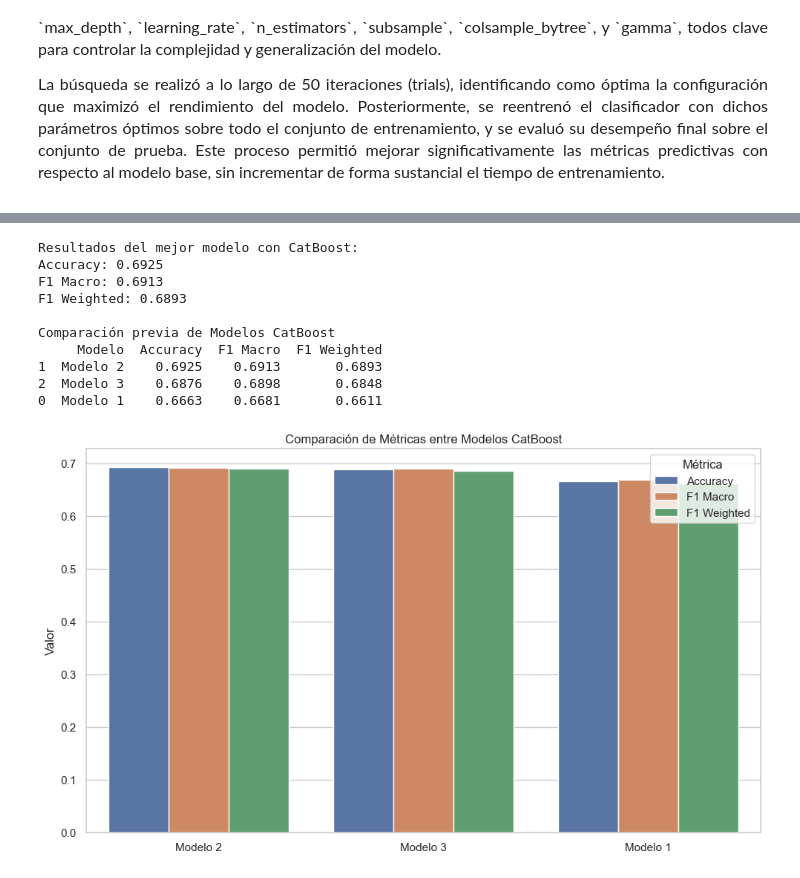
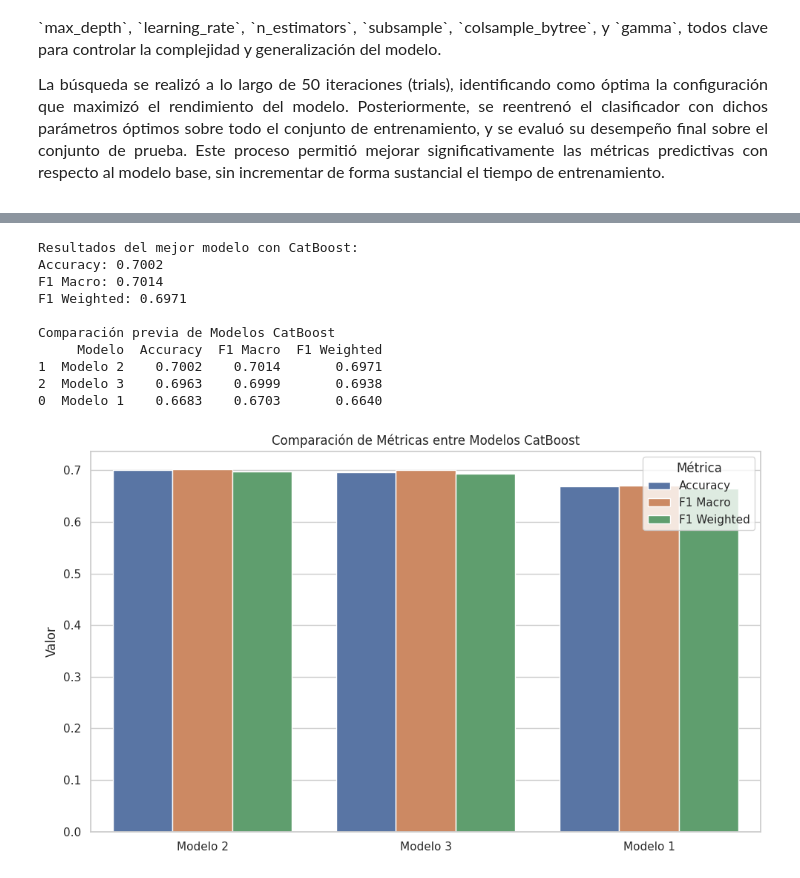
Before and after one commit to dinog0d/Sistema_Prediccion, a Jupyter notebook: P2_SelenaAlzate_DaironMontes.ipynb, the cells around one changed output, grey strips where cells are left out. Cells and saved outputs as stored; diff of their text form; code cells hidden in the pictures.

Commit message:
Conclusiones y mejora de modelo

```diff
--- a/P2_SelenaAlzate_DaironMontes.ipynb
+++ b/P2_SelenaAlzate_DaironMontes.ipynb
@@ -471,9 +495,23 @@ Chi² = 10381.03, p-value = 0.0000
     <p style="font-size: 12pt;"><strong>Variables Diagnósticos relacionados y/o comorbilidades de ingreso: </strong></p>
     </div>
 # %%
-# Identificar columnas de comorbilidades (Dxr 1 a Dxr 10)
-comorbilidades = [col for col in df.columns if col.strip().upper().replace('-', ' ').startswith('DXR')]
-print("Columnas de comorbilidades:", comorbilidades)
+# Renombramos solamente las que empiezan con 'Dxr-'
+nuevos_nombres = {
+    col: col.replace("-", " ")
+    for col in df.columns
+    if col.startswith("Dxr-")
+}
+
+df = df.rename(columns=nuevos_nombres)
+
+# A partir de aquí podemos buscar
+if 'Dxr 10 ' in df.columns:
+    df = df.rename(columns={'Dxr 10 ': 'Dxr 10'})
+
+comorbilidades = [col for col in df.columns if col.startswith('Dxr ')]
+
+print("Comorbilidades normalizadas :", comorbilidades)
+
 
 # Conteo de no nulos por columna
 print("\nCantidad de diagnósticos registrados en cada columna:")
@@ -1102,7 +1173,7 @@ for nombre, X in X_sets.items():
     cat_features_indices = [X.columns.get_loc(c) for c in X.columns if c in categorical_features]
 
     model = CatBoostClassifier(
-        iterations=500,
+        iterations=526,
         learning_rate=0.1,
         depth=6,
         loss_function='MultiClass',
@@ -1141,40 +1212,40 @@ final_f1_weighted = f1_score(y_test, y_pred, average="weighted")
 
 print("\nResultados del mejor modelo con CatBoost:")
 print(f"Accuracy: {final_acc:.4f}")
 print(f"F1 Macro: {final_f1_macro:.4f}")
 print(f"F1 Weighted: {final_f1_weighted:.4f}")
 
 # Guardar mejor modelo y configuración
 joblib.dump(mejor_modelo, "mejor_modelo_catboost.joblib")
 joblib.dump(mejor_X.columns.tolist(), "mejores_features.joblib")
 joblib.dump(grds_map, "mapa_grd.joblib")
 
 # Mostrar resultados anteriores
 print("\nComparación previa de Modelos CatBoost")
 df_boost_resultados = pd.DataFrame(resultados).sort_values(by="F1 Weighted", ascending=False).round(4)
 print(df_boost_resultados)
 
 # Graficar comparación
 plt.figure(figsize=(10, 6))
 sns.barplot(data=df_boost_resultados.melt(id_vars="Modelo"), x="Modelo", y="value", hue="variable")
 plt.title("Comparación de Métricas entre Modelos CatBoost")
 plt.ylabel("Valor")
 plt.xlabel("")
 plt.legend(title="Métrica")
 plt.tight_layout()
 plt.show()
 # %% [output]
 Resultados del mejor modelo con CatBoost:
-Accuracy: 0.6925
-F1 Macro: 0.6913
-F1 Weighted: 0.6893
+Accuracy: 0.7002
+F1 Macro: 0.7014
+F1 Weighted: 0.6971
 
 Comparación previa de Modelos CatBoost
      Modelo  Accuracy  F1 Macro  F1 Weighted
-1  Modelo 2    0.6925    0.6913       0.6893
-2  Modelo 3    0.6876    0.6898       0.6848
-0  Modelo 1    0.6663    0.6681       0.6611
+1  Modelo 2    0.7002    0.7014       0.6971
+2  Modelo 3    0.6963    0.6999       0.6938
+0  Modelo 1    0.6683    0.6703       0.6640
-[figure, old version]
+[figure, new version]
 # %% [markdown]
 <div style="text-align: justify; font-family: 'Times New Roman', Times, serif; line-height: 1.5;">
   <p style="font-size: 12pt;">
```
Also changed, not shown: parts of 19 cells of this notebook.
